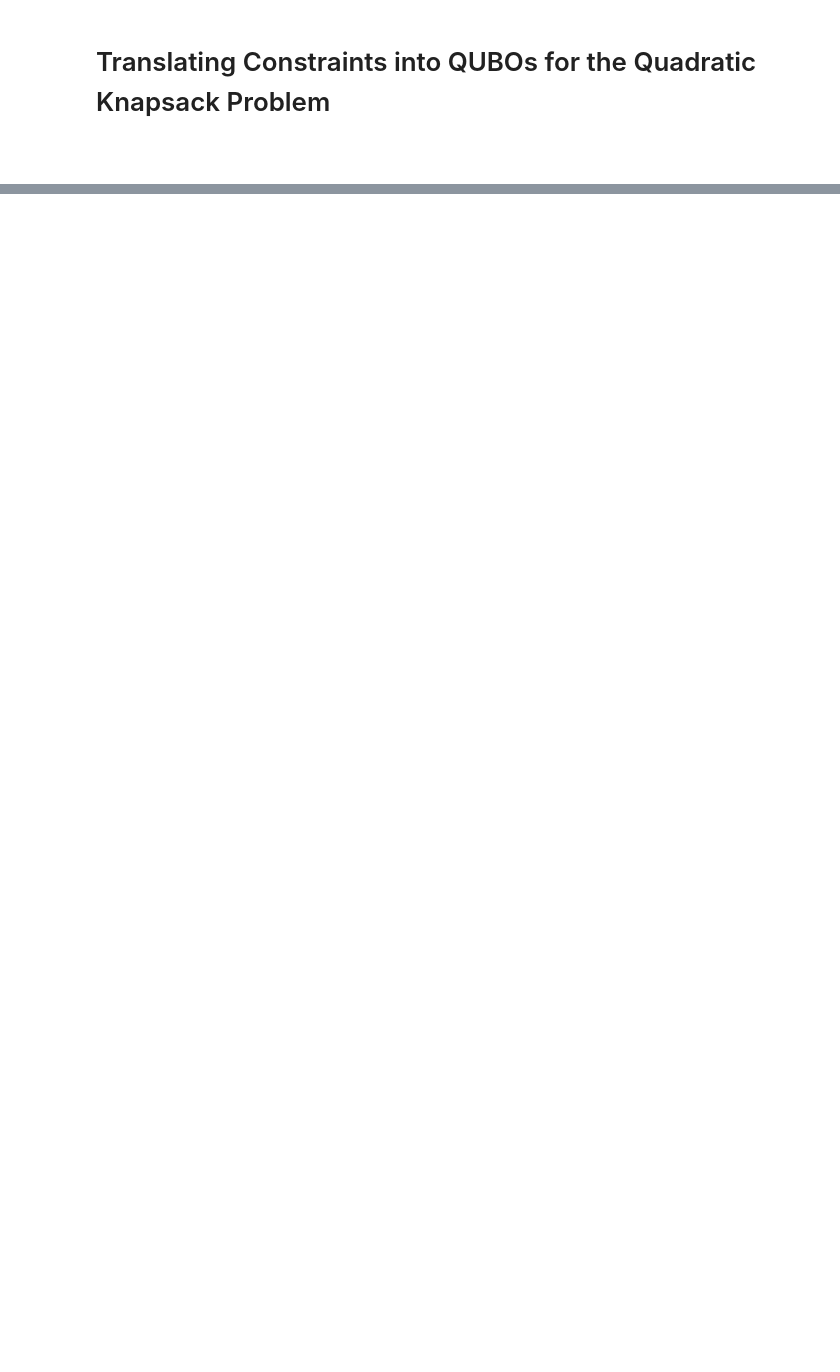
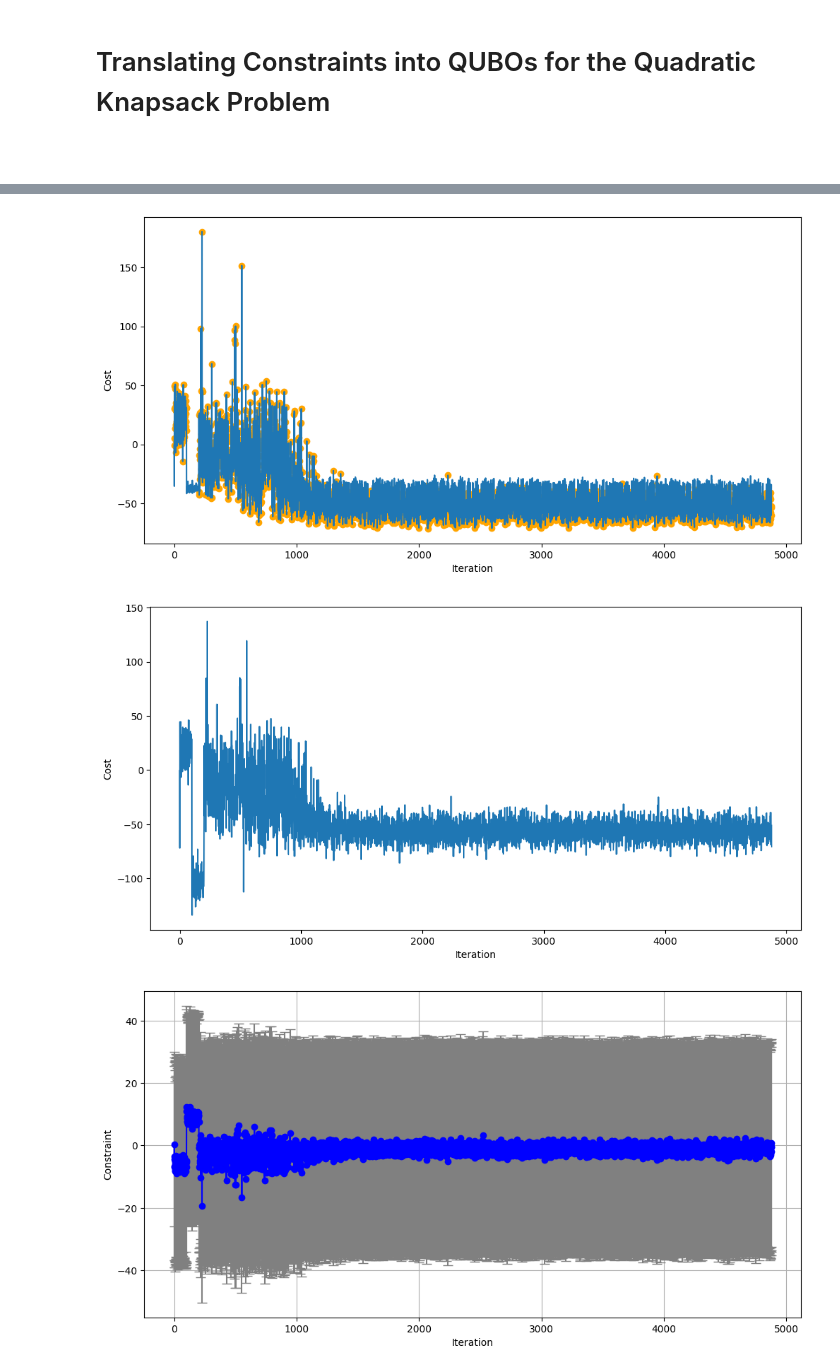
Before and after one commit to PiPevafo/QKP-project, a Jupyter notebook: slack_free.ipynb, the cells around one changed output, grey strips where cells are left out. Saved outputs shown, nothing was run; the diff lists cells and outputs as text; code cells hidden in the pictures; blank space fills up the shorter version.

```diff
--- a/slack_free.ipynb
+++ b/slack_free.ipynb
@@ -300,3 +248,35 @@ optimized_circuit.draw('mpl', fold=False, idle_wires=False)
+# %%
+import matplotlib.pyplot as plt
+#iters_satisfy, vals_satisfy = zip(*objective_func_vals_satisfy)
+iters_semi_satisfy, vals_semi_satisfy = zip(*objective_func_vals_semi_satisfy)
+
+plt.figure(figsize=(12, 6))
+plt.plot(objective_func_vals)
+#plt.scatter(iters_satisfy, vals_satisfy, color='green',label='Satisfy Constraint')
+plt.scatter(iters_semi_satisfy, vals_semi_satisfy, color='orange', label='Semi Satisfy Constraint')
+plt.xlabel("Iteration")
+plt.ylabel("Cost")
+
+plt.show()
+plt.figure(figsize=(12, 6))
+plt.plot(objective_func_vals_without_constraint)
+plt.xlabel("Iteration")
+plt.ylabel("Cost")
+plt.show()
+
+plt.figure(figsize=(12, 6))
+x = np.arange(len(constraint_vals))
+plt.errorbar(x, constraint_vals, yerr=constraint_devs, fmt='-o', capsize=5, color='blue', ecolor='gray')
+plt.xlabel("Iteration")
+plt.ylabel("Constraint")
+plt.grid(True)
+plt.show()
+optimized_circuit = circuit_cost.assign_parameters(result.x)
+# optimized_circuit.draw('mpl', fold=False, idle_wires=False)
+# %% [output]
+[figure, added]
+[figure, added]
+[figure, added]
 # %%
 from qiskit import transpile
 from qiskit_aer import Aer
```
Also changed, not shown: parts of 21 cells of this notebook, 2 other files.
